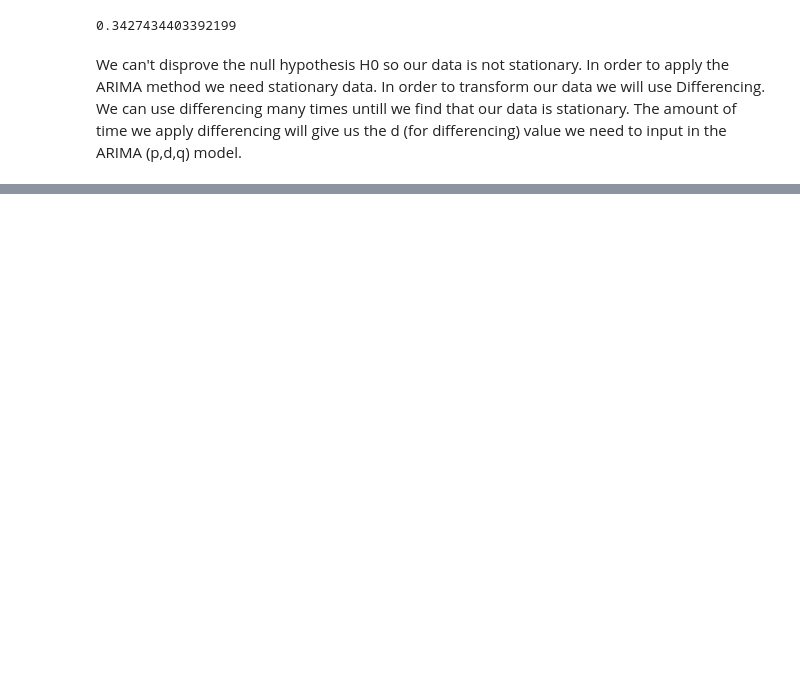
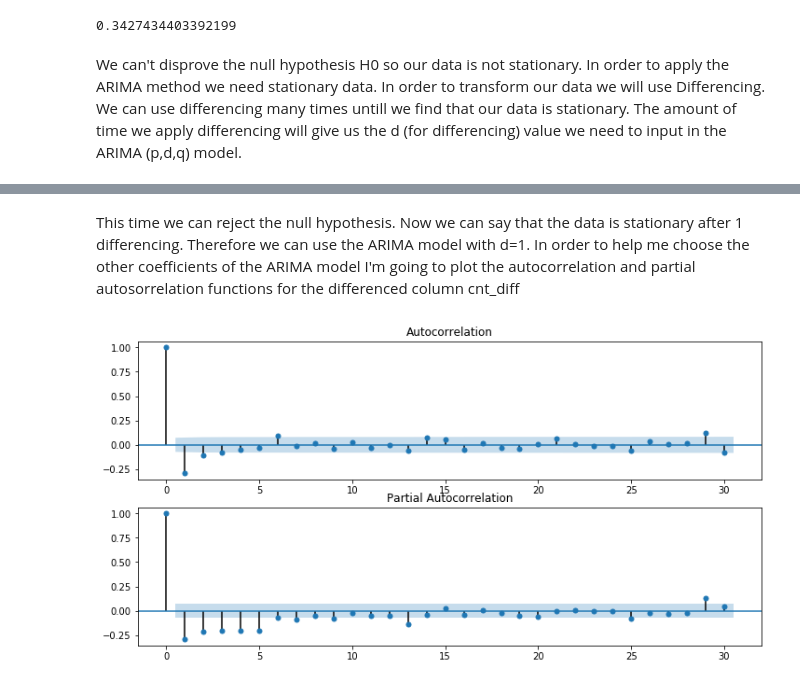
Before and after one commit to laurent-guerguy/Project-5-Bikesharing-Predict-Bike-Usage, a Jupyter notebook: your-project/Days Analysis.ipynb, the cells around one changed output, grey strips where cells are left out. Saved outputs shown, nothing was run; the diff lists cells and outputs as text; code cells hidden in the pictures; blank space fills up the shorter version.

Commit message:
Data Analysis Week lag

```diff
--- a/your-project/Days Analysis.ipynb
+++ b/your-project/Days Analysis.ipynb
@@ -71,0 +86,11 @@ We can use differencing many times untill we find that our data is stationary. T
+# %% [markdown]
+This time we can reject the null hypothesis. Now we can say that the data is stationary after 1 differencing. Therefore we can use the ARIMA model with d=1.
+In order to help me choose the other coefficients of the ARIMA model I'm going to plot the autocorrelation and partial autosorrelation functions for the differenced column cnt_diff
+# %%
+ from statsmodels.graphics.tsaplots import plot_acf, plot_pacf
+
+fig, ax = plt.subplots(2, figsize=(12,6))
+ax[0] = plot_acf(days.cnt_diff.dropna(), ax=ax[0], lags=30)
+ax[1] = plot_pacf(days.cnt_diff.dropna(), ax=ax[1], lags=30)
+# %% [output]
+[figure, added]
```
Also changed, not shown: parts of 18 cells of this notebook.
